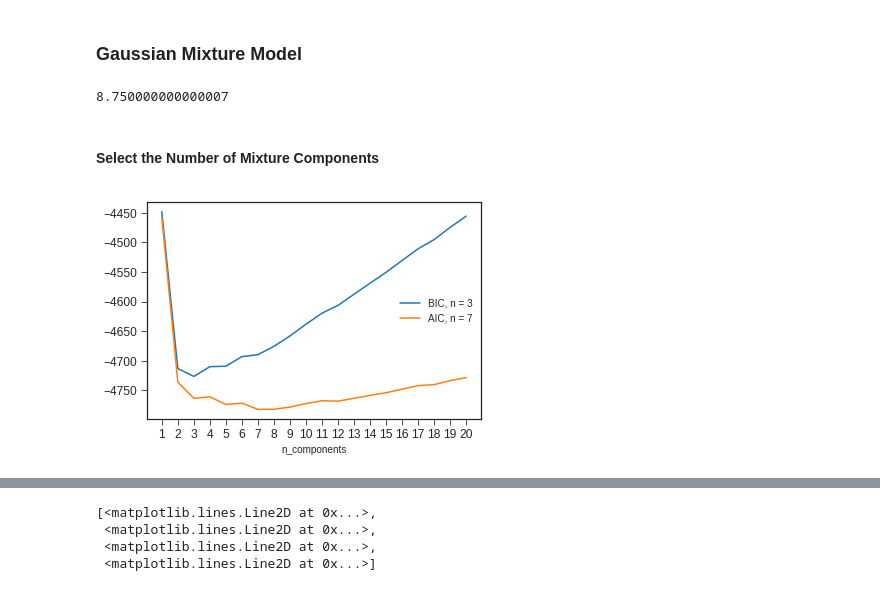
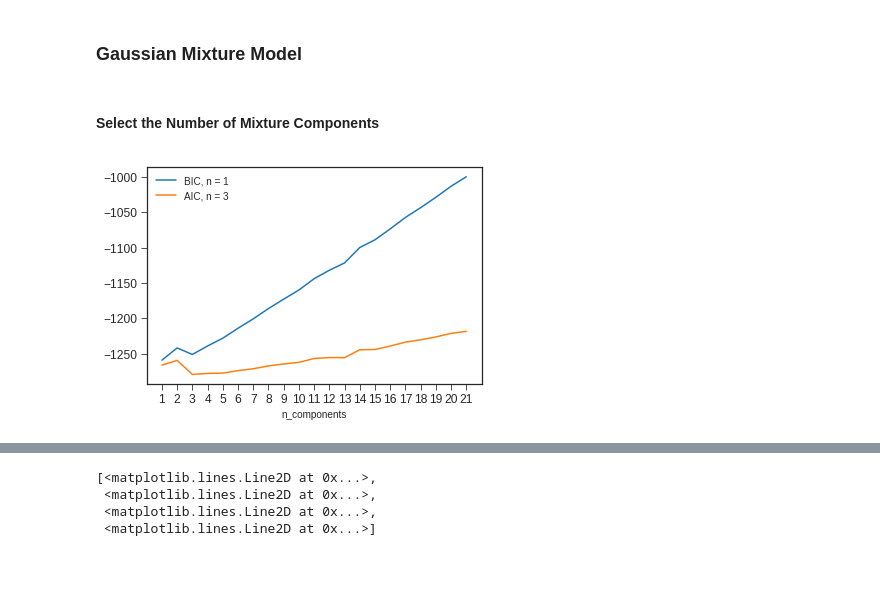
Before and after one commit to batua/quanto, a Jupyter notebook: notebooks/mlexamples/mixture_models/value_at_risk/var_gmm.ipynb, the cells around one changed output, grey strips where cells are left out. Cells and saved outputs as stored; diff of their text form; code cells hidden in the pictures.

Commit message:
Select the Number of Mixture Components

```diff
--- a/notebooks/mlexamples/mixture_models/value_at_risk/var_gmm.ipynb
+++ b/notebooks/mlexamples/mixture_models/value_at_risk/var_gmm.ipynb
@@ -89,0 +75,2 @@ dtype: float64
+# %%
+df_y = ds.DataReader('AAPL', 'iex', start, end)['close']
@@ -90,20 +79,11 @@ dtype: float64
 # %% [markdown]
 ### Construct log-return series
 # %%
-# estimation window
-est_window = 250
-# risk horizon/holding period
-nday = 3
-#
-df = nday_return(df_src_, nday=nday, log=True).iloc[nday:]
-df.rename(columns={'value': 'logrtn'}, inplace=True)
-df['logrtn_lag'] = df['logrtn'].shift(periods=nday)
-df['rtn'] = nday_return(df_src_, nday=nday).iloc[nday:]
-df['level'] = df_src_['value'].iloc[nday:]
-
+df = pd.DataFrame({'level': df_y.iloc[nday:],
+                   'logrtn': nday_return(df_y, nday=nday, log=True).iloc[nday:]})
 N = df.shape[0]
 df['grp'] = list(map(lambda x: int(x/est_window)  - 1 * (x % est_window == 0), list(range(1, N + 1))))
-#df_grouped = df.groupby(df.index.year)
+##df_grouped = df.groupby(df.index.year)
 df_grouped = df.groupby('grp')
 nyear = df_grouped.ngroups
 df_grouped['logrtn'].describe()
@@ -135,13 +109,10 @@ subplot_groups(df_grouped, columns='logrtn', plot=lambda x: stats.probplot(x, di
 # %% [markdown]
 ### Gaussian Mixture Model
 # %%
-bktest_window = 250*6
+bktest_window = 250*3
 total_nofobs = bktest_window + est_window
 n = df.shape[0]
 data = df[['logrtn','level']].values[n - total_nofobs:n]
-data.shape[0]*(1-0.995)
-# %% [output]
-8.750000000000007
 # %%
 today = data.shape[0] -1
 p_today = data[today, 1]
@@ -151,17 +122,19 @@ assert(np.log(p_today/p_lagged) == data[today,0])
 # %% [markdown]
 #### Select the Number of Mixture Components
 # %%
-n_components = np.arange(1,21)
-n_components_bic, n_components_aic, m_bic, m_aic = select_n_components(X, n_components=n_components)
+gmm = GaussianMixture
+maxcomp = 21
+n_components_bic, n_components_aic, m_bic, m_aic = select_n_components(X, mixture=gmm, maxcomp=21)
 # %%
+n_components = np.arange(1, maxcomp + 1)
 plt.plot(n_components, m_bic, label='BIC, n = {}'.format(n_components_bic))
 plt.plot(n_components, m_aic, label='AIC, n = {}'.format(n_components_aic))
 plt.legend(loc='best');
 plt.xlabel('n_components');
 ax = plt.gca();
 ax.set_xticks(n_components);
 # %% [output]
-[figure, old version]
+[figure, new version]
 # %%
 gmm = GaussianMixture(n_components=n_components_aic)
 gmm.fit(X)
```
Also changed, not shown: parts of 14 cells of this notebook, 4 other files.
